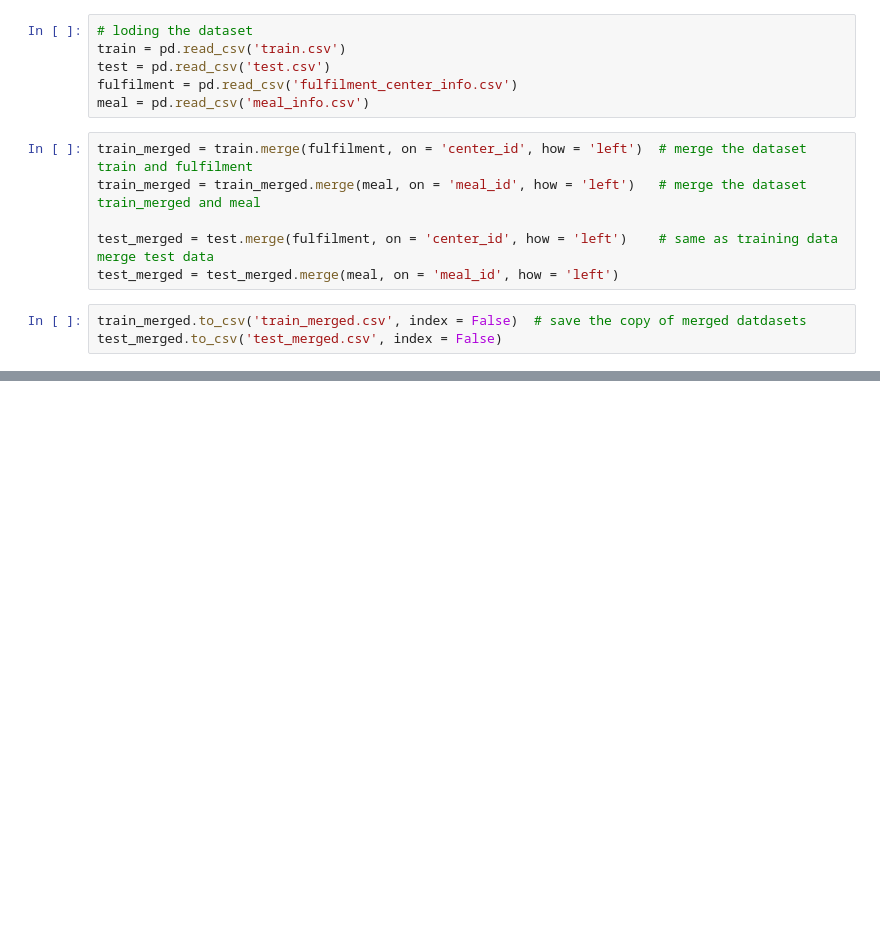
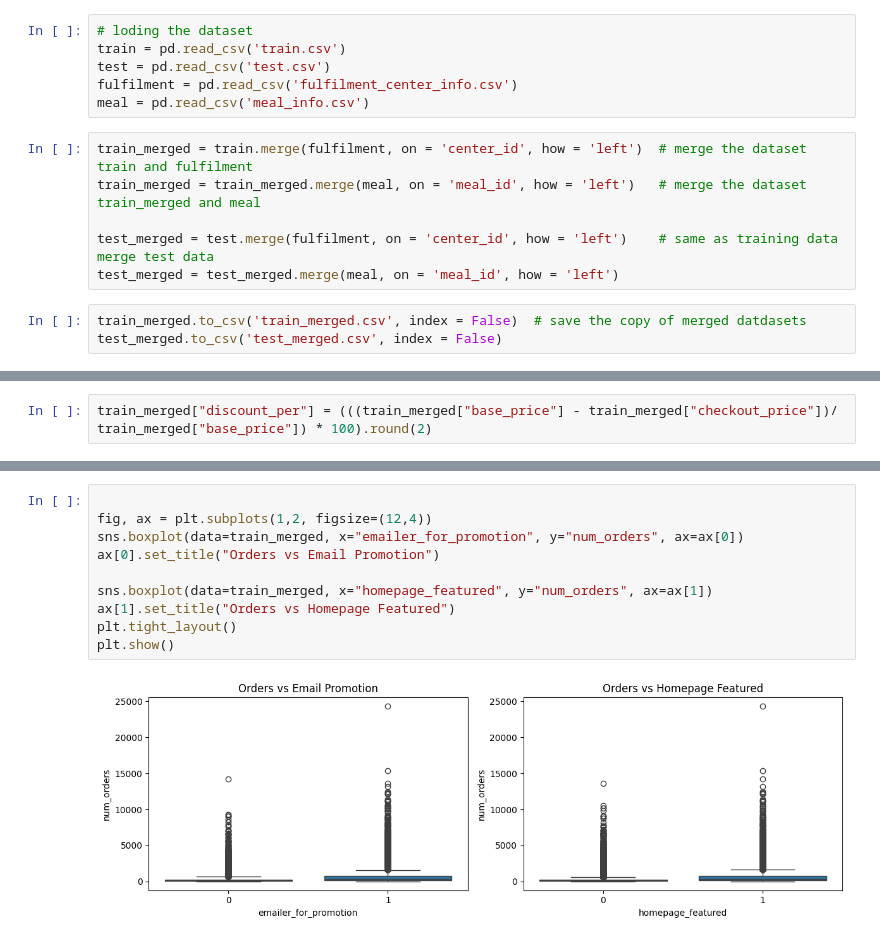
Before and after one commit to am1t-verma/AI_Demand_Forecasting_and_Inventory_Optimization, a Jupyter notebook: eda_food_demand_forecasting_v1.ipynb, the cells around one changed output, grey strips where cells are left out. Cells and saved outputs as stored; diff of their text form; blank space fills up the shorter version.

```diff
--- a/eda_food_demand_forecasting_v1.ipynb
+++ b/eda_food_demand_forecasting_v1.ipynb
@@ -43,0 +107,2 @@ dtype: int64
+# %%
+train_merged["discount_per"] = (((train_merged["base_price"] - train_merged["checkout_price"])/ train_merged["base_price"]) * 100).round(2)
@@ -43,0 +141,12 @@ dtype: int64
+# %%
+
+fig, ax = plt.subplots(1,2, figsize=(12,4))
+sns.boxplot(data=train_merged, x="emailer_for_promotion", y="num_orders", ax=ax[0])
+ax[0].set_title("Orders vs Email Promotion")
+
+sns.boxplot(data=train_merged, x="homepage_featured", y="num_orders", ax=ax[1])
+ax[1].set_title("Orders vs Homepage Featured")
+plt.tight_layout()
+plt.show()
+# %% [output]
+[figure, added]
```
Also changed, not shown: parts of 32 cells of this notebook.
